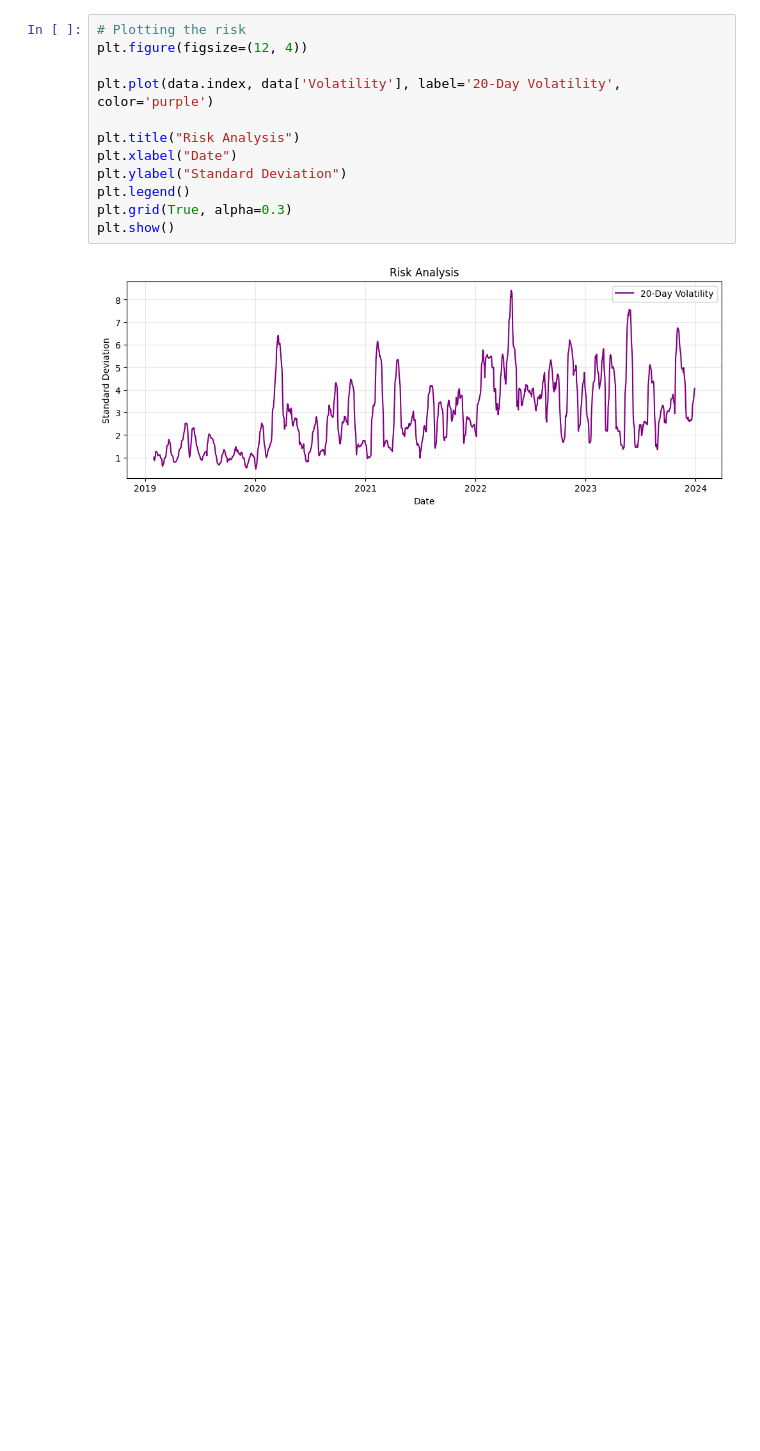
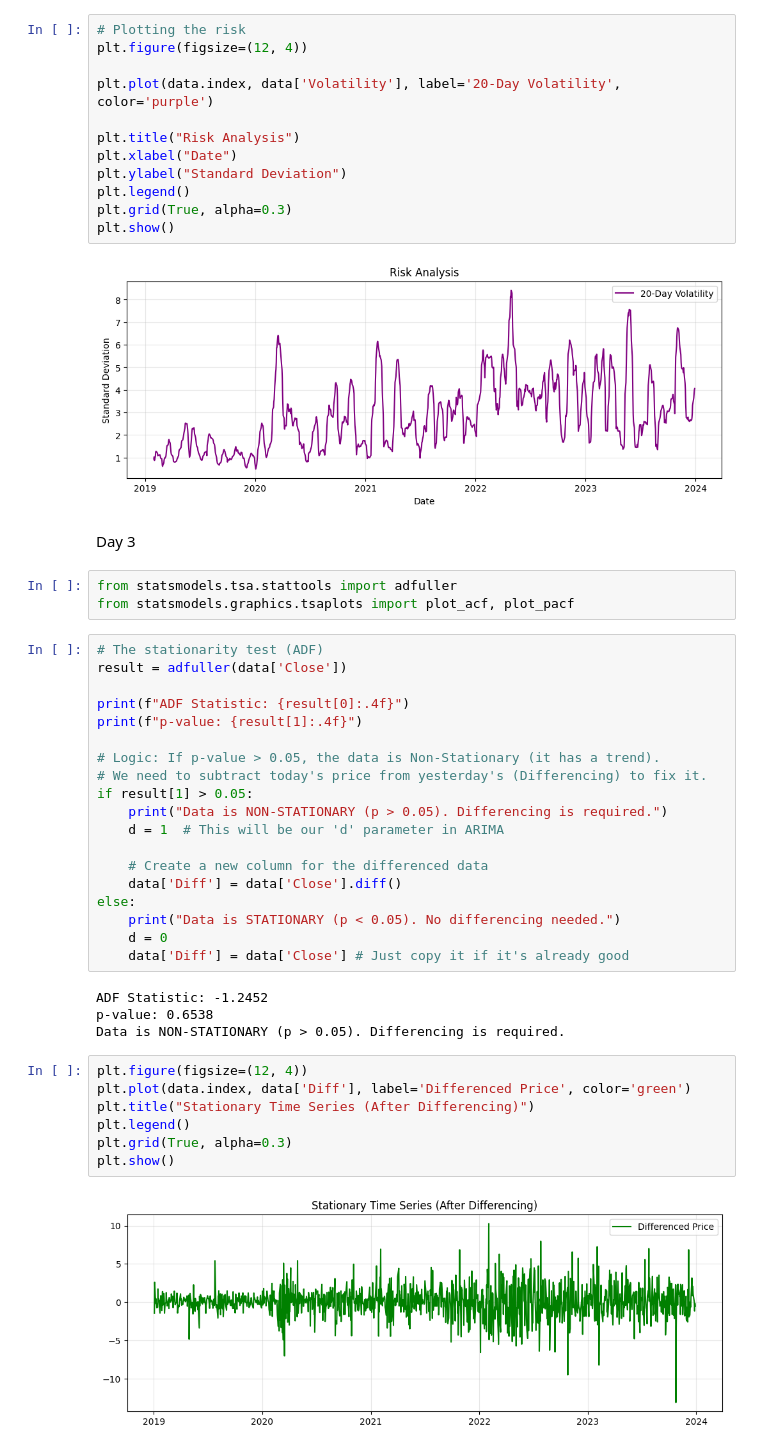
Before and after one commit to hardiksharma2005/Time-series-forcasting, a Jupyter notebook: Time_Series_Forcasting_project.ipynb, the cells around one changed output. Cells and saved outputs as stored; diff of their text form; blank space fills up the shorter version.

```diff
--- a/Time_Series_Forcasting_project.ipynb
+++ b/Time_Series_Forcasting_project.ipynb
@@ -103,3 +103,40 @@ plt.grid(True, alpha=0.3)
 plt.show()
 # %% [output]
 [figure]
+# %% [markdown]
+Day 3
+# %%
+from statsmodels.tsa.stattools import adfuller
+from statsmodels.graphics.tsaplots import plot_acf, plot_pacf
+# %%
+# The stationarity test (ADF)
+result = adfuller(data['Close'])
+
+print(f"ADF Statistic: {result[0]:.4f}")
+print(f"p-value: {result[1]:.4f}")
+
+# Logic: If p-value > 0.05, the data is Non-Stationary (it has a trend).
+# We need to subtract today's price from yesterday's (Differencing) to fix it.
+if result[1] > 0.05:
+    print("Data is NON-STATIONARY (p > 0.05). Differencing is required.")
+    d = 1  # This will be our 'd' parameter in ARIMA
+
+    # Create a new column for the differenced data
+    data['Diff'] = data['Close'].diff()
+else:
+    print("Data is STATIONARY (p < 0.05). No differencing needed.")
+    d = 0
+    data['Diff'] = data['Close'] # Just copy it if it's already good
+# %% [output]
+ADF Statistic: -1.2452
+p-value: 0.6538
+Data is NON-STATIONARY (p > 0.05). Differencing is required.
+# %%
+plt.figure(figsize=(12, 4))
+plt.plot(data.index, data['Diff'], label='Differenced Price', color='green')
+plt.title("Stationary Time Series (After Differencing)")
+plt.legend()
+plt.grid(True, alpha=0.3)
+plt.show()
+# %% [output]
+[figure, added]
```
Also changed, not shown: parts of 2 cells of this notebook.
